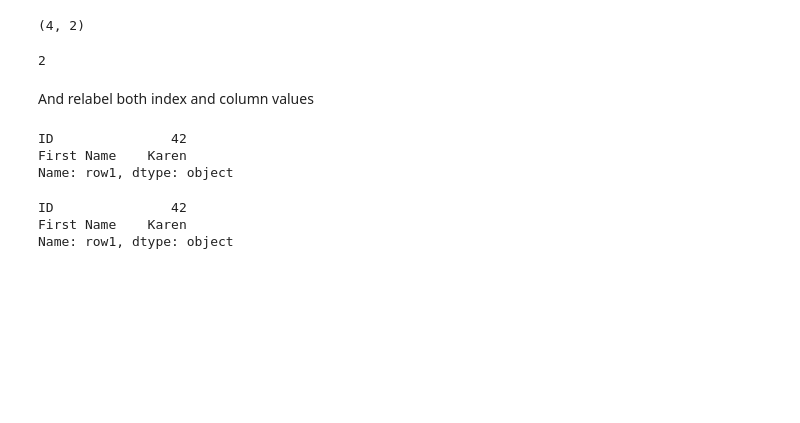
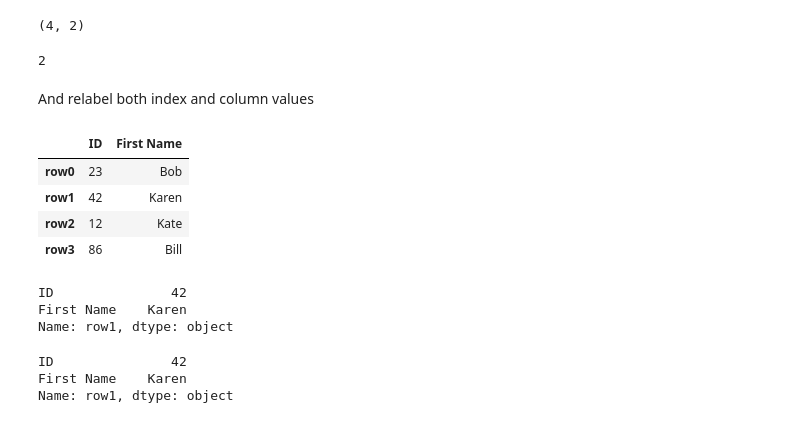
Before and after one commit to DataForScience/InteractiveViz, a Jupyter notebook: 1. Pandas.ipynb, the cells around one changed output. Drawn from its saved outputs; the diff is of its cells as text; code cells hidden in the pictures; blank space fills up the shorter version.

```diff
--- a/1. Pandas.ipynb
+++ b/1. Pandas.ipynb
@@ -140,6 +140,14 @@ And relabel both index and column values
 # %%
 df.index = ["row" + str(i) for i in range(4)]
 df.columns = ['ID', 'First Name']
+# %%
+df
+# %% [output]
+|  | ID | First Name |
+| row0 | 23 | Bob |
+| row1 | 42 | Karen |
+| row2 | 12 | Kate |
+| row3 | 86 | Bill |
 # %%
 df.loc['row1']
 # %% [output]
```
Also changed, not shown: parts of 12 cells of this notebook, 6 other files.
